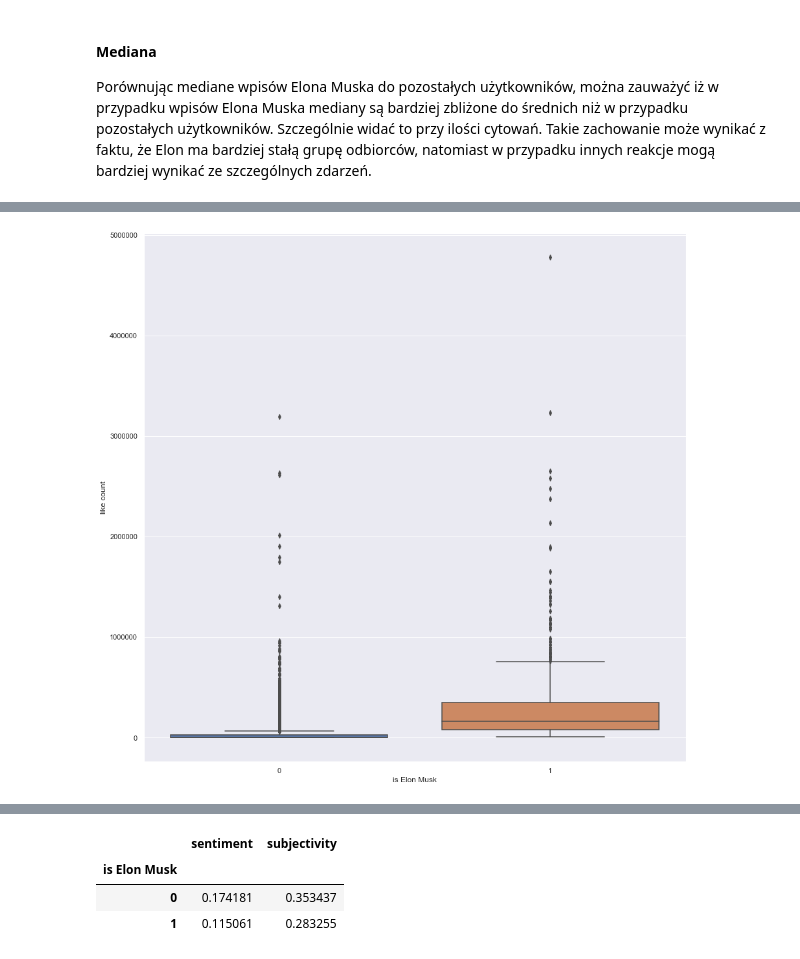
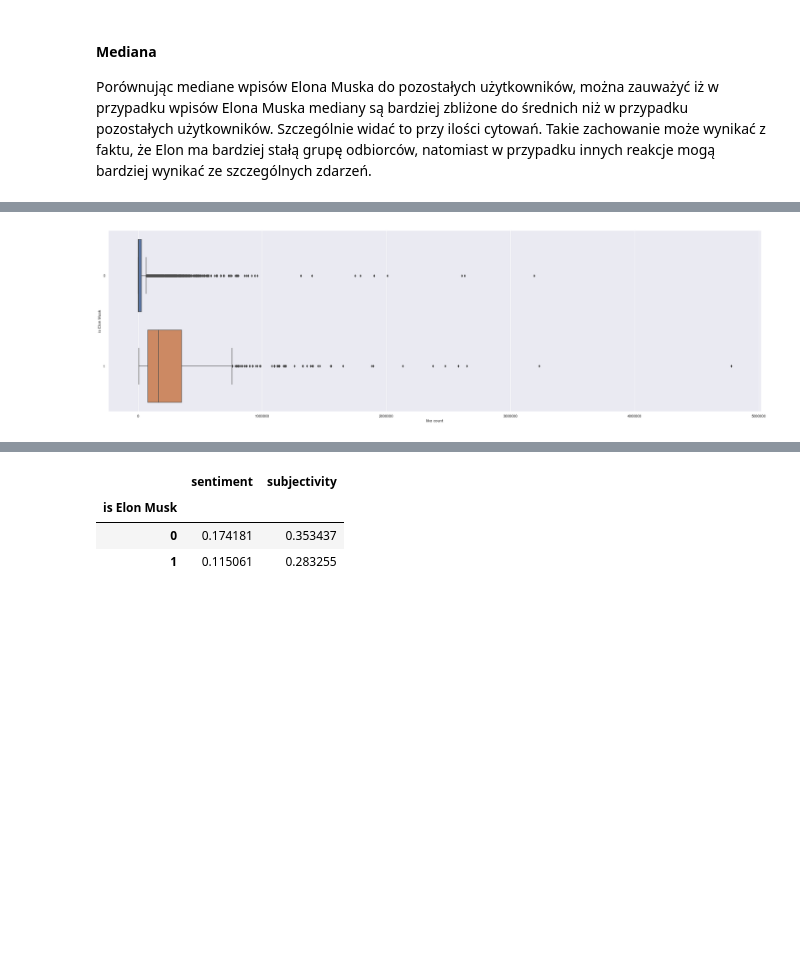
Before and after one commit to Wiktor-99/MAED, a Jupyter notebook: elon_musk_tweet_classification.ipynb, the cells around one changed output, grey strips where cells are left out. Saved outputs shown, nothing was run; the diff lists cells and outputs as text; code cells hidden in the pictures; blank space fills up the shorter version.

```diff
--- a/elon_musk_tweet_classification.ipynb
+++ b/elon_musk_tweet_classification.ipynb
@@ -193,7 +193,7 @@ data_frame.groupby(by='is Elon Musk')[numeric_columns].median()
 # %%
 import seaborn as sb
-sb.set(rc={"figure.figsize":(15, 15)})
-sb.boxplot(x=data_frame['is Elon Musk'], y=data_frame['like count']);
+sb.set(rc={'figure.figsize':(35, 10)})
+sb.boxplot(data=data_frame, x="like count", y="is Elon Musk", orient='h');
 # %% [output]
-[figure, old version]
+[figure, new version]
 # %%
```
Also changed, not shown: parts of 46 cells of this notebook, 1 other file.
